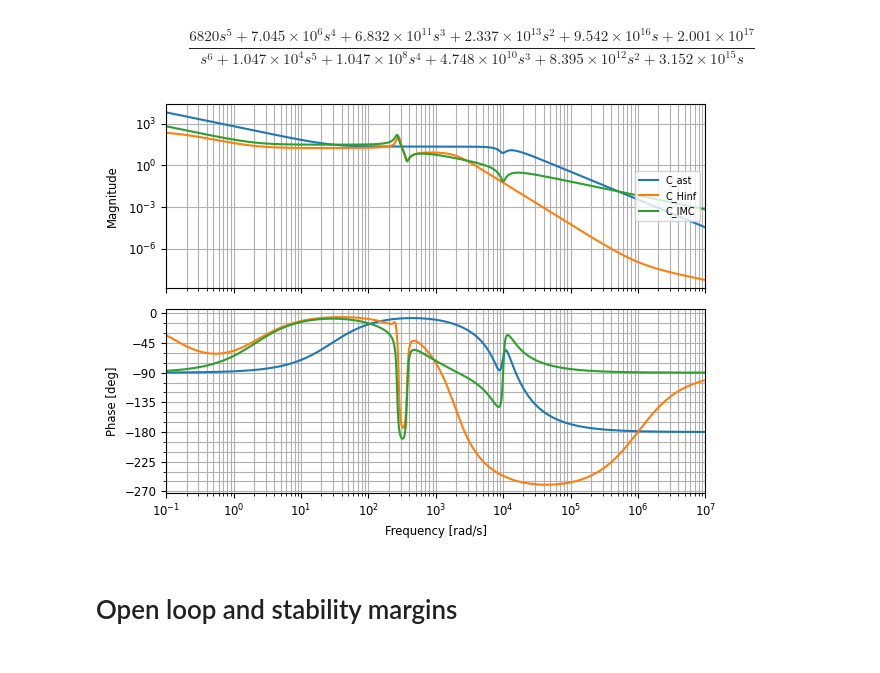
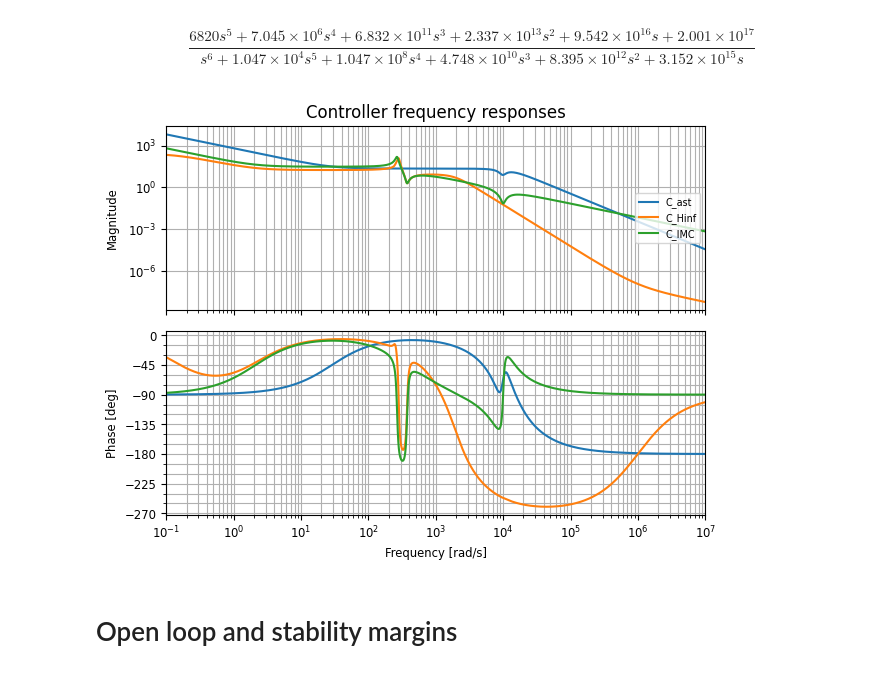
Before and after one commit to eliasrhoden/Sinumerik-Ctrl, a Jupyter notebook: ctrl_compare.ipynb, the cells around one changed output. Drawn from its saved outputs; the diff is of its cells as text; code cells hidden in the pictures.

Commit message:
Fix figures

```diff
--- a/ctrl_compare.ipynb
+++ b/ctrl_compare.ipynb
@@ -107,14 +107,17 @@ $$\frac{6820 s^5 + 7.045 \times 10^{6} s^4 + 6.832 \times 10^{11} s^3 + 2.337 \t
 # %%
 
 omega_lim = (0.1,1e7)
 
 ctrl.bode(C_ast,omega_limits=omega_lim)
 ctrl.bode(C_hinf,omega_limits=omega_lim)
 ctrl.bode(C_imc,omega_limits=omega_lim)
 
+plt.subplot(2,1,1)
+plt.title('Controller frequency responses')
+
 save_fig('controllers')
 # %% [output]
-[figure, old version]
+[figure, new version]
 # %% [markdown]
 # Open loop and stability margins
 # %%
```
Also changed, not shown: parts of 5 cells of this notebook, 32 other files.
